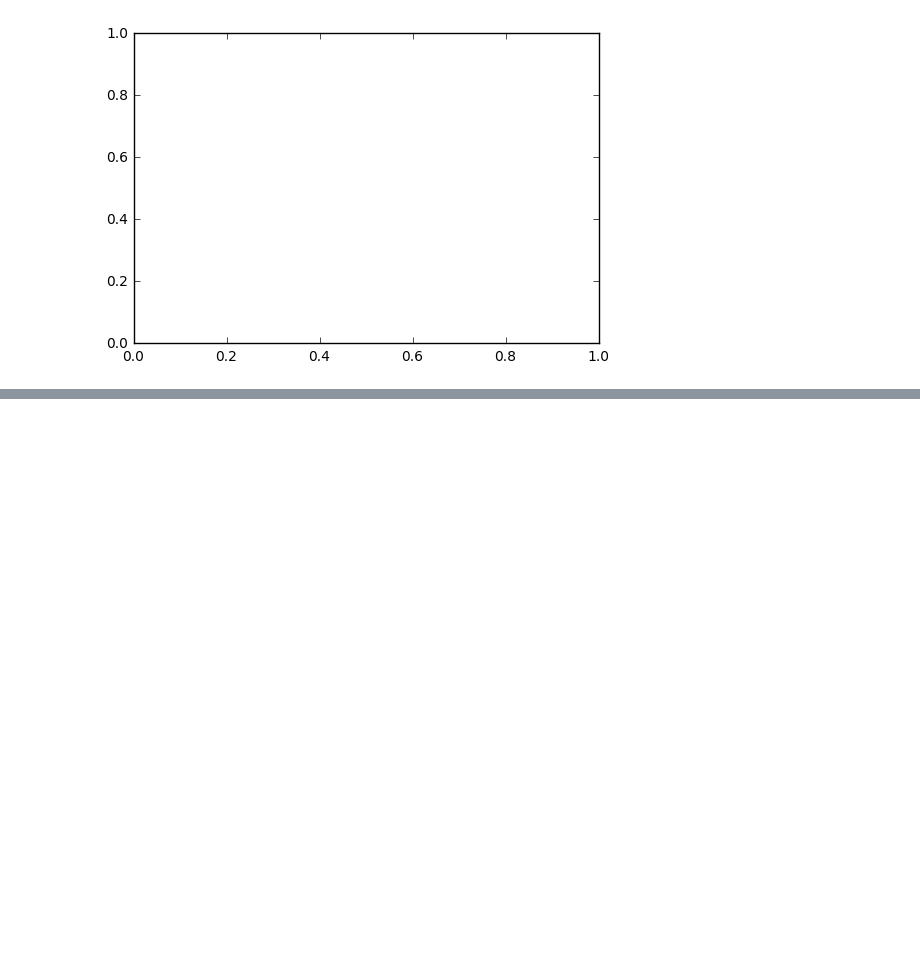
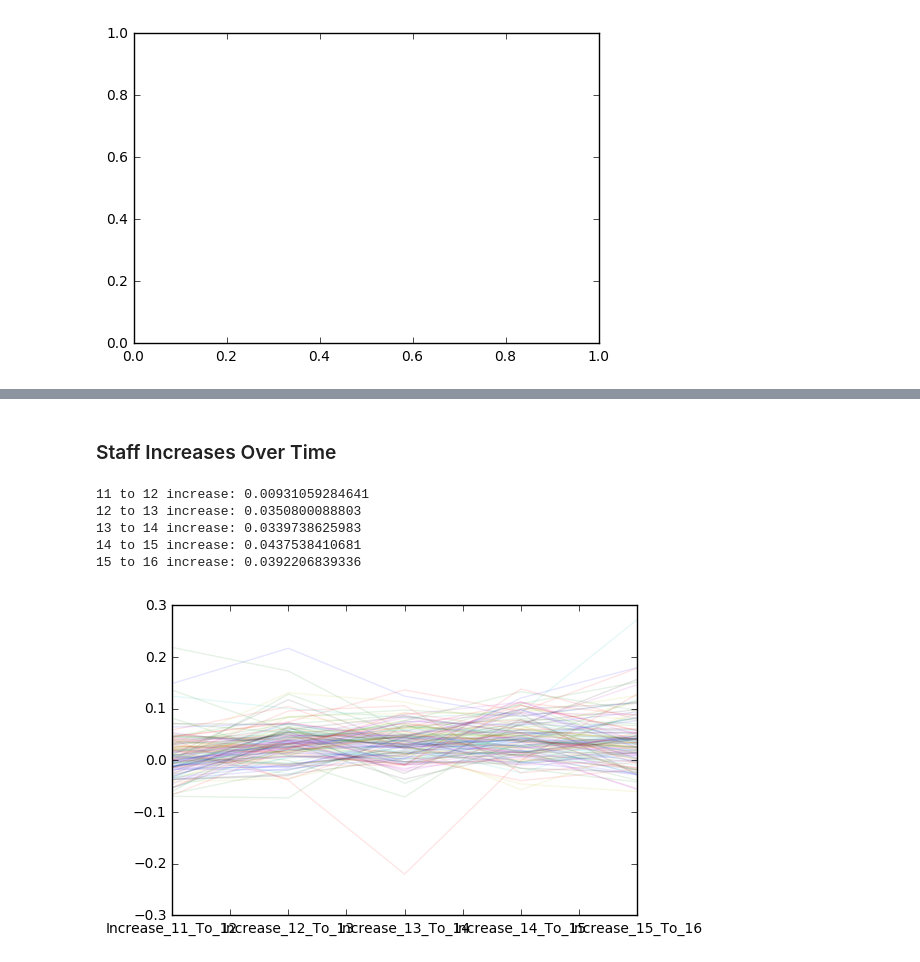
Before and after one commit to isabella232/va-data-analysis, a Jupyter notebook: Main_Analysis.ipynb, the cells around one changed output, grey strips where cells are left out. Drawn from its saved outputs; the diff is of its cells as text; code cells hidden in the pictures; blank space fills up the shorter version.

```diff
--- a/Wait_Time_Hiring_Clean.ipynb
+++ b/Main_Analysis.ipynb
@@ -104,7 +104,7 @@ merged_df.head()
 Finally, let's add in the onboard information so we have a sense of how many employees there were in 2016.
 # %%
 staff = pd.read_csv("Staff_Size/Onboard_By_statyion_By_FY.csv")
-staff["Station"] = staff["ORGANIZATION"].apply(get_facility)
+staff["Station"] = staff["ORGANIZATION"].apply(get_station)
 merged_df = merged_df.merge(staff, on="Station")
 merged_df["Choice_Increase_%"] = merged_df["Choice_Hires"]/merged_df["MAY-FY14"]
 # %% [markdown]
@@ -437,0 +437,5 @@ KeyError: 'PC_Wait_Pending_National'
+# %%
+staff_stations = staff.drop(0).drop(1) #dropping overall numbers
+staff_stations["Increase"] = staff_stations["MAY-FY16"] - staff_stations["MAY-FY14"]
+Size_Hired = Hiring_summed.merge(staff_stations, on="Station")
+len(Size_Hired)
@@ -437,0 +444,3 @@ KeyError: 'PC_Wait_Pending_National'
+# %%
+Size_Hired["Increase_General_%"] = Size_Hired["Increase"]/Size_Hired["MAY-FY14"]
+Size_Hired["Increase_General_%"].describe()
@@ -437,0 +457,26 @@ KeyError: 'PC_Wait_Pending_National'
+# %% [markdown]
+### Staff Increases Over Time
+# %%
+Hired_Timeline = pd.DataFrame()
+Hired_Timeline["Increase_11_To_12"] = (Size_Hired["MAY-FY12"] - Size_Hired["MAY-FY11"])/Size_Hired["MAY-FY11"]
+Hired_Timeline["Increase_12_To_13"] = (Size_Hired["MAY-FY13"] - Size_Hired["MAY-FY12"])/Size_Hired["MAY-FY12"]
+Hired_Timeline["Increase_13_To_14"] = (Size_Hired["MAY-FY14"] - Size_Hired["MAY-FY13"])/Size_Hired["MAY-FY13"]
+Hired_Timeline["Increase_14_To_15"] = (Size_Hired["MAY-FY15"] - Size_Hired["MAY-FY14"])/Size_Hired["MAY-FY14"]
+Hired_Timeline["Increase_15_To_16"] = (Size_Hired["MAY-FY16"] - Size_Hired["MAY-FY15"])/Size_Hired["MAY-FY15"]
+
+print "11 to 12 increase: " + str(Hired_Timeline["Increase_11_To_12"].mean())
+print "12 to 13 increase: " + str(Hired_Timeline["Increase_12_To_13"].mean())
+print "13 to 14 increase: " + str(Hired_Timeline["Increase_13_To_14"].mean())
+print "14 to 15 increase: " + str(Hired_Timeline["Increase_14_To_15"].mean())
+print "15 to 16 increase: " + str(Hired_Timeline["Increase_15_To_16"].mean())
+# %% [output]
+11 to 12 increase: 0.00931059284641
+12 to 13 increase: 0.0350800088803
+13 to 14 increase: 0.0339738625983
+14 to 15 increase: 0.0437538410681
+15 to 16 increase: 0.0392206839336
+# %%
+ax = Hired_Timeline.transpose().plot(alpha=.1)
+ax.legend_.remove()
+# %% [output]
+[figure, added]
```
Also changed, not shown: parts of 9 cells of this notebook, 8 other files.
